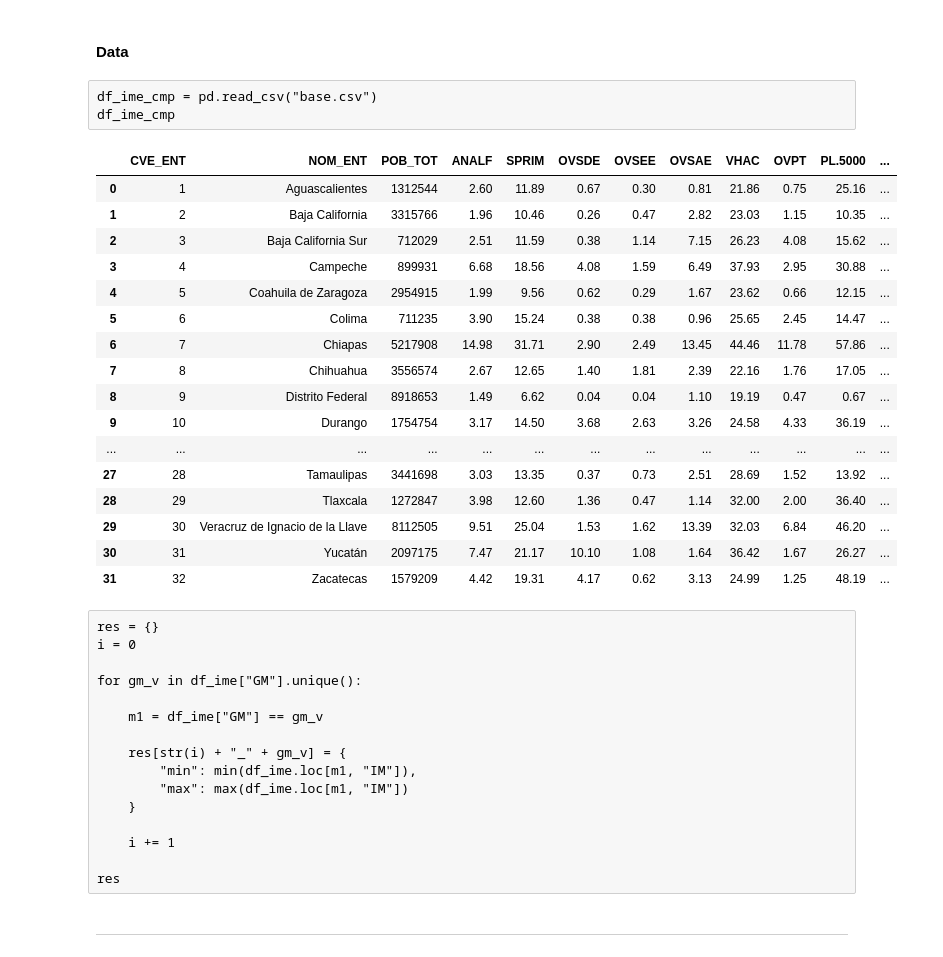
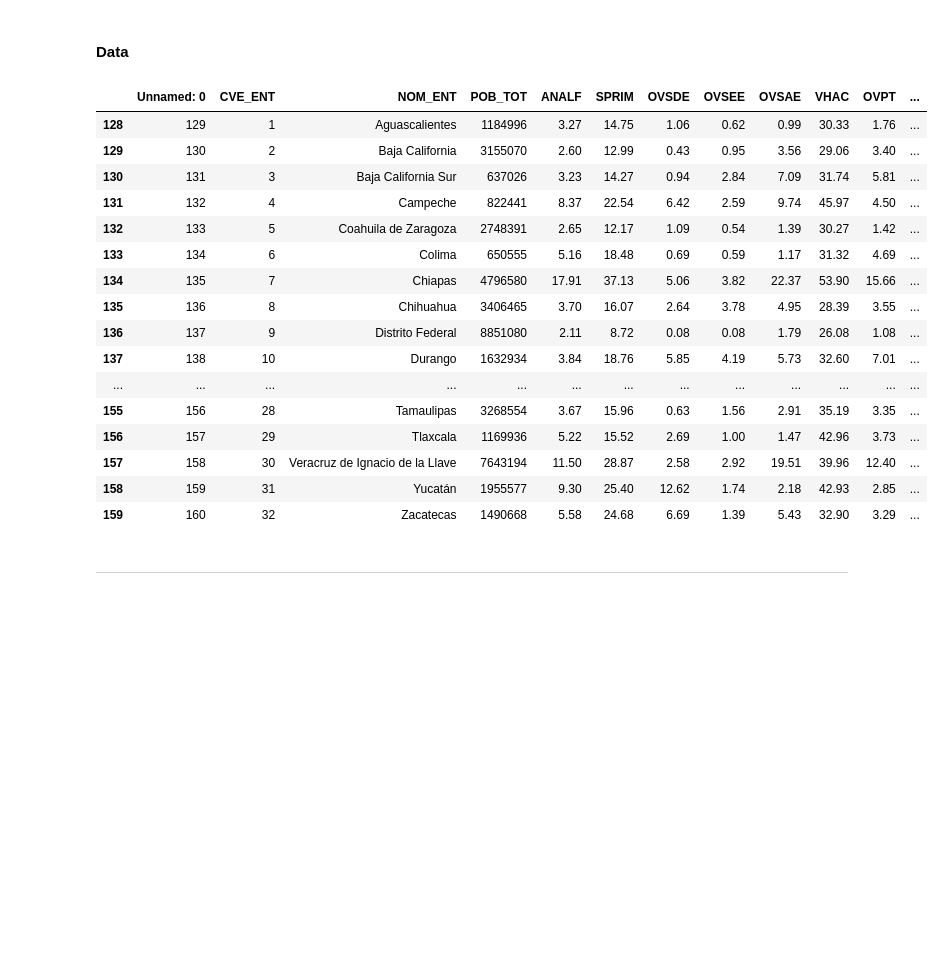
Before and after one commit to AnaTorresR/PracticaFinalMNO, a Jupyter notebook: notebooks/cluster_analysis.ipynb, the cells around one changed output. Cells and saved outputs as stored; diff of their text form; code cells hidden in the pictures; blank space fills up the shorter version.

```diff
--- a/notebooks/cluster_analysis.ipynb
+++ b/notebooks/cluster_analysis.ipynb
@@ -16,55 +35,28 @@ import matplotlib.pyplot as plt
 # %% [markdown]
 #### Data
-# %% [raw]
-df_ime_cmp = pd.read_csv("base.csv")
-df_ime_cmp
-# %%
-df_ime = pd.read_csv("Marginacion_2015.csv")
-
-gm_rename = {
-    "Muy bajo": "0_muy_bajo",
-    "Bajo": "1_bajo",
-    "Medio": "2_medio",
-    "Alto": "3_alto",
-    "Muy alto": "4_muy_alto"
-}
-
-df_ime["GM"] = df_ime["GM"].map(gm_rename)
-df_ime
-# %% [output]
-|  | CVE_ENT | NOM_ENT | POB_TOT | ANALF | SPRIM | OVSDE | OVSEE | OVSAE | VHAC | OVPT | PL.5000 | ... |
-| 0 | 1 | Aguascalientes | 1312544 | 2.60 | 11.89 | 0.67 | 0.30 | 0.81 | 21.86 | 0.75 | 25.16 | ... |
-| 1 | 2 | Baja California | 3315766 | 1.96 | 10.46 | 0.26 | 0.47 | 2.82 | 23.03 | 1.15 | 10.35 | ... |
-| 2 | 3 | Baja California Sur | 712029 | 2.51 | 11.59 | 0.38 | 1.14 | 7.15 | 26.23 | 4.08 | 15.62 | ... |
-| 3 | 4 | Campeche | 899931 | 6.68 | 18.56 | 4.08 | 1.59 | 6.49 | 37.93 | 2.95 | 30.88 | ... |
-| 4 | 5 | Coahuila de Zaragoza | 2954915 | 1.99 | 9.56 | 0.62 | 0.29 | 1.67 | 23.62 | 0.66 | 12.15 | ... |
-| 5 | 6 | Colima | 711235 | 3.90 | 15.24 | 0.38 | 0.38 | 0.96 | 25.65 | 2.45 | 14.47 | ... |
-| 6 | 7 | Chiapas | 5217908 | 14.98 | 31.71 | 2.90 | 2.49 | 13.45 | 44.46 | 11.78 | 57.86 | ... |
-| 7 | 8 | Chihuahua | 3556574 | 2.67 | 12.65 | 1.40 | 1.81 | 2.39 | 22.16 | 1.76 | 17.05 | ... |
-| 8 | 9 | Distrito Federal | 8918653 | 1.49 | 6.62 | 0.04 | 0.04 | 1.10 | 19.19 | 0.47 | 0.67 | ... |
-| 9 | 10 | Durango | 1754754 | 3.17 | 14.50 | 3.68 | 2.63 | 3.26 | 24.58 | 4.33 | 36.19 | ... |
-| ... | ... | ... | ... | ... | ... | ... | ... | ... | ... | ... | ... | ... |
-| 27 | 28 | Tamaulipas | 3441698 | 3.03 | 13.35 | 0.37 | 0.73 | 2.51 | 28.69 | 1.52 | 13.92 | ... |
-| 28 | 29 | Tlaxcala | 1272847 | 3.98 | 12.60 | 1.36 | 0.47 | 1.14 | 32.00 | 2.00 | 36.40 | ... |
-| 29 | 30 | Veracruz de Ignacio de la Llave | 8112505 | 9.51 | 25.04 | 1.53 | 1.62 | 13.39 | 32.03 | 6.84 | 46.20 | ... |
-| 30 | 31 | Yucatán | 2097175 | 7.47 | 21.17 | 10.10 | 1.08 | 1.64 | 36.42 | 1.67 | 26.27 | ... |
-| 31 | 32 | Zacatecas | 1579209 | 4.42 | 19.31 | 4.17 | 0.62 | 3.13 | 24.99 | 1.25 | 48.19 | ... |
-# %% [raw]
-res = {}
-i = 0
-
-for gm_v in df_ime["GM"].unique():
-
-    m1 = df_ime["GM"] == gm_v
-
-    res[str(i) + "_" + gm_v] = {
-        "min": min(df_ime.loc[m1, "IM"]),
-        "max": max(df_ime.loc[m1, "IM"])
-    }
-
-    i += 1
-
-res
+# %%
+df_ime_cmp = pd.read_csv("../base.csv")
+df_ime_cmp["GM"] = df_ime_cmp["GM"].map(gm_rename)
+df_ime = df_ime_cmp.loc[df_ime_cmp["A.O"] == yr, :].copy()
+df_ime
+# %% [output]
+|  | Unnamed: 0 | CVE_ENT | NOM_ENT | POB_TOT | ANALF | SPRIM | OVSDE | OVSEE | OVSAE | VHAC | OVPT | ... |
+| 128 | 129 | 1 | Aguascalientes | 1184996 | 3.27 | 14.75 | 1.06 | 0.62 | 0.99 | 30.33 | 1.76 | ... |
+| 129 | 130 | 2 | Baja California | 3155070 | 2.60 | 12.99 | 0.43 | 0.95 | 3.56 | 29.06 | 3.40 | ... |
+| 130 | 131 | 3 | Baja California Sur | 637026 | 3.23 | 14.27 | 0.94 | 2.84 | 7.09 | 31.74 | 5.81 | ... |
+| 131 | 132 | 4 | Campeche | 822441 | 8.37 | 22.54 | 6.42 | 2.59 | 9.74 | 45.97 | 4.50 | ... |
+| 132 | 133 | 5 | Coahuila de Zaragoza | 2748391 | 2.65 | 12.17 | 1.09 | 0.54 | 1.39 | 30.27 | 1.42 | ... |
+| 133 | 134 | 6 | Colima | 650555 | 5.16 | 18.48 | 0.69 | 0.59 | 1.17 | 31.32 | 4.69 | ... |
+| 134 | 135 | 7 | Chiapas | 4796580 | 17.91 | 37.13 | 5.06 | 3.82 | 22.37 | 53.90 | 15.66 | ... |
+| 135 | 136 | 8 | Chihuahua | 3406465 | 3.70 | 16.07 | 2.64 | 3.78 | 4.95 | 28.39 | 3.55 | ... |
+| 136 | 137 | 9 | Distrito Federal | 8851080 | 2.11 | 8.72 | 0.08 | 0.08 | 1.79 | 26.08 | 1.08 | ... |
+| 137 | 138 | 10 | Durango | 1632934 | 3.84 | 18.76 | 5.85 | 4.19 | 5.73 | 32.60 | 7.01 | ... |
+| ... | ... | ... | ... | ... | ... | ... | ... | ... | ... | ... | ... | ... |
+| 155 | 156 | 28 | Tamaulipas | 3268554 | 3.67 | 15.96 | 0.63 | 1.56 | 2.91 | 35.19 | 3.35 | ... |
+| 156 | 157 | 29 | Tlaxcala | 1169936 | 5.22 | 15.52 | 2.69 | 1.00 | 1.47 | 42.96 | 3.73 | ... |
+| 157 | 158 | 30 | Veracruz de Ignacio de la Llave | 7643194 | 11.50 | 28.87 | 2.58 | 2.92 | 19.51 | 39.96 | 12.40 | ... |
+| 158 | 159 | 31 | Yucatán | 1955577 | 9.30 | 25.40 | 12.62 | 1.74 | 2.18 | 42.93 | 2.85 | ... |
+| 159 | 160 | 32 | Zacatecas | 1490668 | 5.58 | 24.68 | 6.69 | 1.39 | 5.43 | 32.90 | 3.29 | ... |
 # %% [markdown]
 ---
 # %% [markdown]
```
Also changed, not shown: parts of 26 cells of this notebook, 2 other files.
